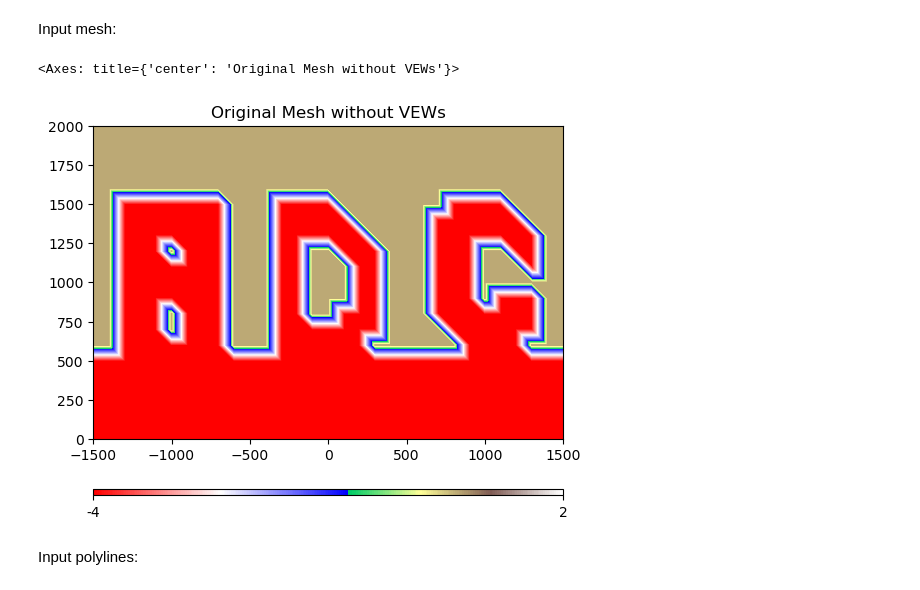
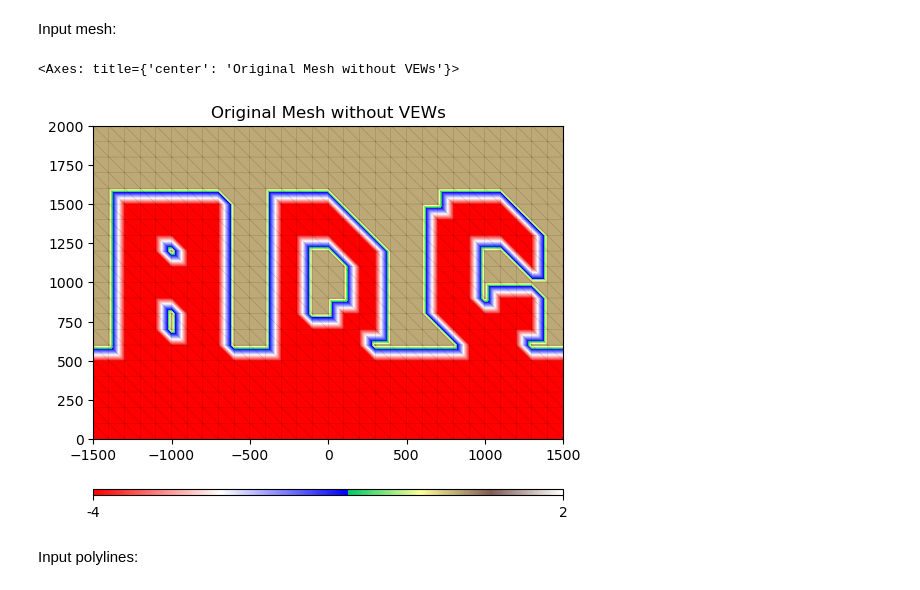
Before and after one commit to shinbunya/vewutils, a Jupyter notebook: examples/vewprocessing/example.ipynb, the cells around one changed output. Drawn from its saved outputs; the diff is of its cells as text; code cells hidden in the pictures.

```diff
--- a/examples/vewprocessing/example.ipynb
+++ b/examples/vewprocessing/example.ipynb
@@ -35,13 +35,14 @@ Input mesh:
 # %%
 from adcircpy import AdcircMesh
 import numpy as np
 
 # Load and plot the original mesh without VEWs
 mesh = AdcircMesh.open('input/mesh_without_vews.14')
-mesh.make_plot(title='Original Mesh without VEWs', topobathy=True, vmin=-4, vmax=2)
+axes = mesh.make_plot(title='Original Mesh without VEWs', topobathy=True, vmin=-4, vmax=2)
+mesh.triplot(axes=axes)
 # %% [output]
 <Axes: title={'center': 'Original Mesh without VEWs'}>
-[figure, old version]
+[figure, new version]
 # %% [markdown]
 Input polylines:
 # %%
```
Also changed, not shown: parts of 2 cells of this notebook.
